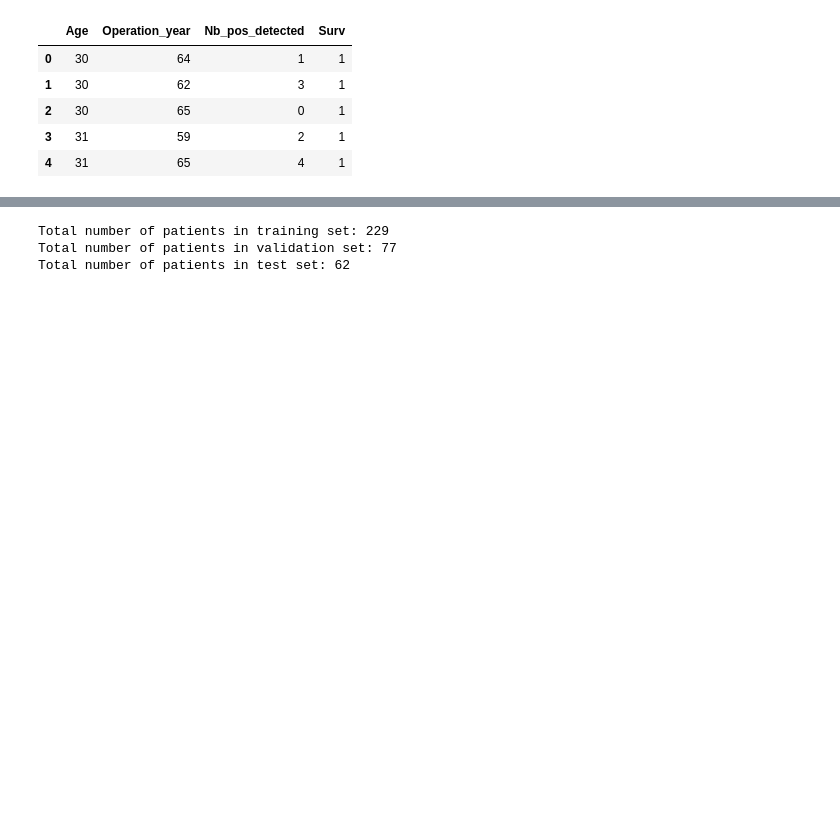
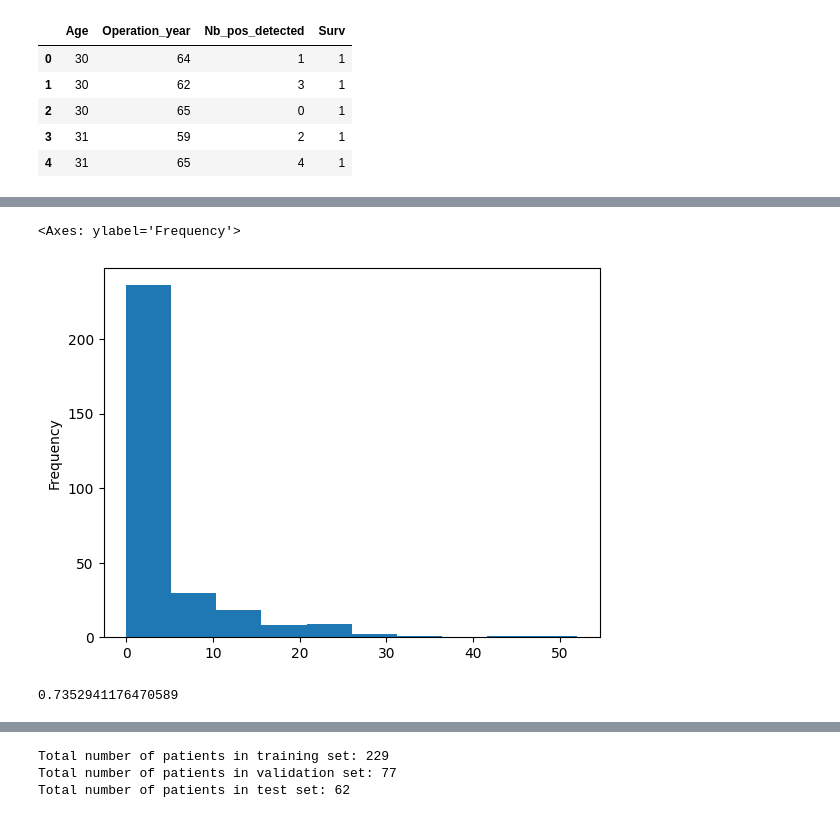
Before and after one commit to Fdvanleeuwen/Surival-Analysis, a Jupyter notebook: Analysis.ipynb, the cells around one changed output, grey strips where cells are left out. Drawn from its saved outputs; the diff is of its cells as text; code cells hidden in the pictures; blank space fills up the shorter version.

```diff
--- a/Analysis.ipynb
+++ b/Analysis.ipynb
@@ -33,0 +43,11 @@ df.head()
+# %%
+# Distribution of Age
+df.Nb_pos_detected.plot.hist()
+# %% [output]
+<Axes: ylabel='Frequency'>
+[figure, added]
+# %%
+# percentage of people who did not die in 5 years
+df[df.Surv == 1].shape[0] / df.shape[0]
+# %% [output]
+0.7352941176470589
```
Also changed, not shown: parts of 4 cells of this notebook.
